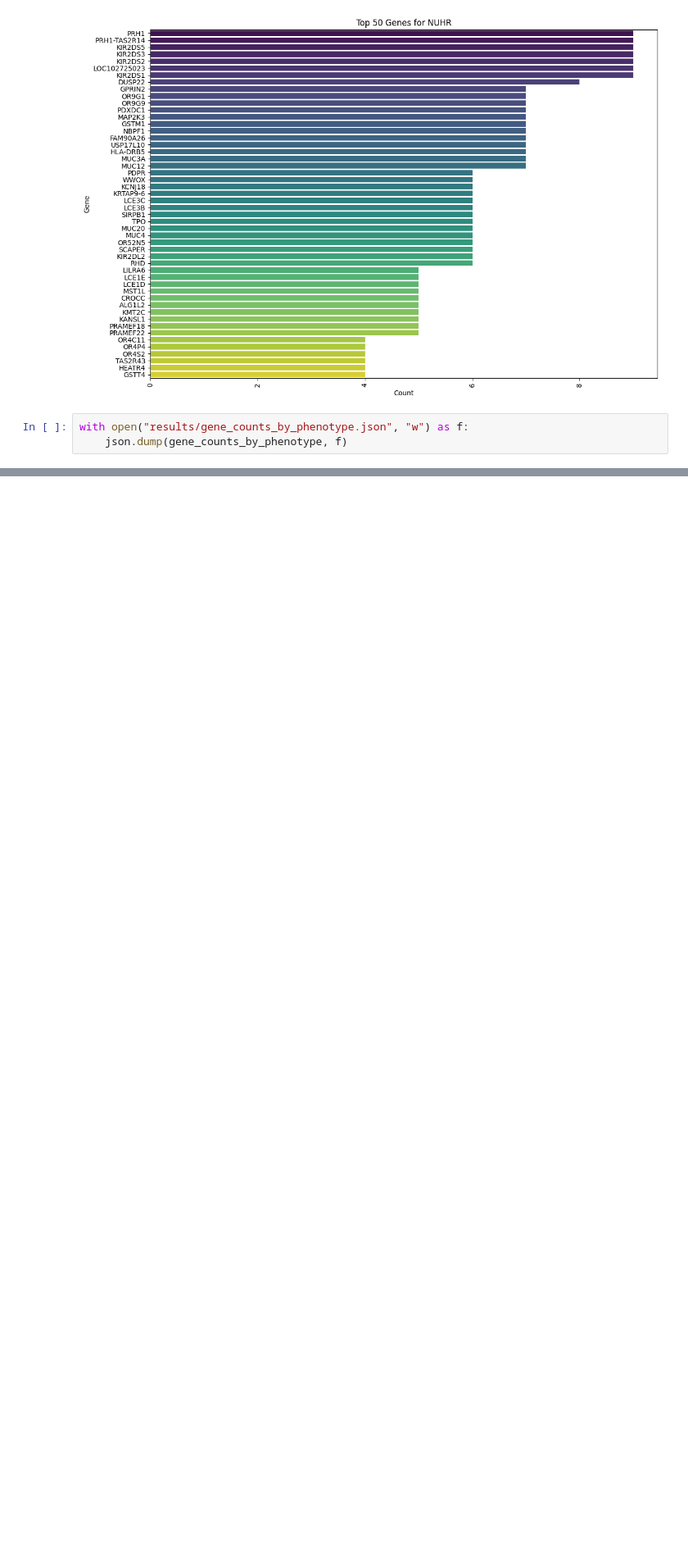
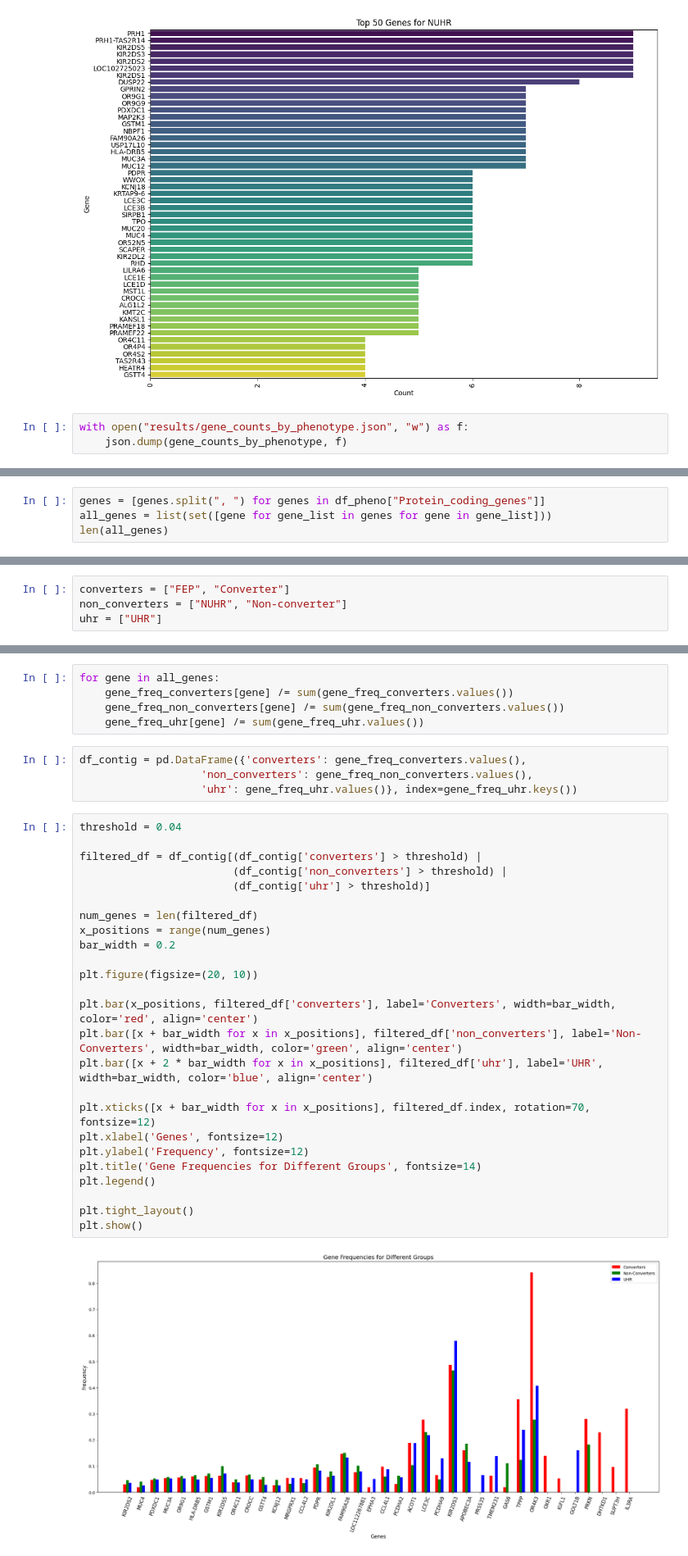
Before and after one commit to zhukovanadezhda/schizophrenia-prediction, a Jupyter notebook: annalyse.ipynb, the cells around one changed output, grey strips where cells are left out. Shown: that part at 82% size. Saved outputs shown, nothing was run; the diff lists cells and outputs as text; blank space fills up the shorter version.

```diff
--- a/annalyse.ipynb
+++ b/annalyse.ipynb
@@ -131,0 +168,4 @@ with open("results/gene_counts_by_phenotype.json", "w") as f:
+# %%
+genes = [genes.split(", ") for genes in df_pheno["Protein_coding_genes"]]
+all_genes = list(set([gene for gene_list in genes for gene in gene_list]))
+len(all_genes)
@@ -131,0 +174,4 @@ with open("results/gene_counts_by_phenotype.json", "w") as f:
+# %%
+converters = ["FEP", "Converter"]
+non_converters = ["NUHR", "Non-converter"]
+uhr = ["UHR"]
@@ -131,0 +202,36 @@ with open("results/gene_counts_by_phenotype.json", "w") as f:
+# %%
+for gene in all_genes:
+    gene_freq_converters[gene] /= sum(gene_freq_converters.values())
+    gene_freq_non_converters[gene] /= sum(gene_freq_non_converters.values())
+    gene_freq_uhr[gene] /= sum(gene_freq_uhr.values())
+# %%
+df_contig = pd.DataFrame({'converters': gene_freq_converters.values(),
+                   'non_converters': gene_freq_non_converters.values(),
+                   'uhr': gene_freq_uhr.values()}, index=gene_freq_uhr.keys())
+# %%
+threshold = 0.04
+
+filtered_df = df_contig[(df_contig['converters'] > threshold) |
+                        (df_contig['non_converters'] > threshold) |
+                        (df_contig['uhr'] > threshold)]
+
+num_genes = len(filtered_df)
+x_positions = range(num_genes)
+bar_width = 0.2
+
+plt.figure(figsize=(20, 10))
+
+plt.bar(x_positions, filtered_df['converters'], label='Converters', width=bar_width, color='red', align='center')
+plt.bar([x + bar_width for x in x_positions], filtered_df['non_converters'], label='Non-Converters', width=bar_width, color='green', align='center')
+plt.bar([x + 2 * bar_width for x in x_positions], filtered_df['uhr'], label='UHR', width=bar_width, color='blue', align='center')
+
+plt.xticks([x + bar_width for x in x_positions], filtered_df.index, rotation=70, fontsize=12)
+plt.xlabel('Genes', fontsize=12)
+plt.ylabel('Frequency', fontsize=12)
+plt.title('Gene Frequencies for Different Groups', fontsize=14)
+plt.legend()
+
+plt.tight_layout()
+plt.show()
+# %% [output]
+[figure, added]
```
Also changed, not shown: parts of 11 cells of this notebook.
